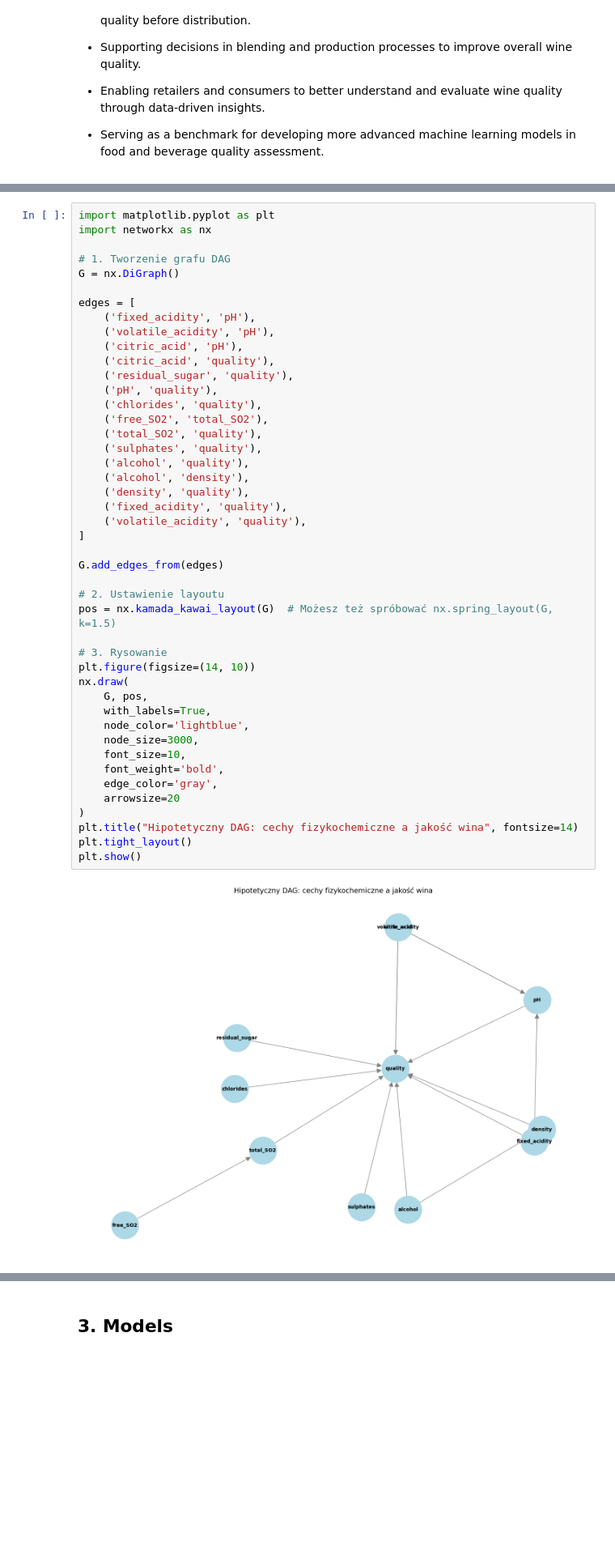
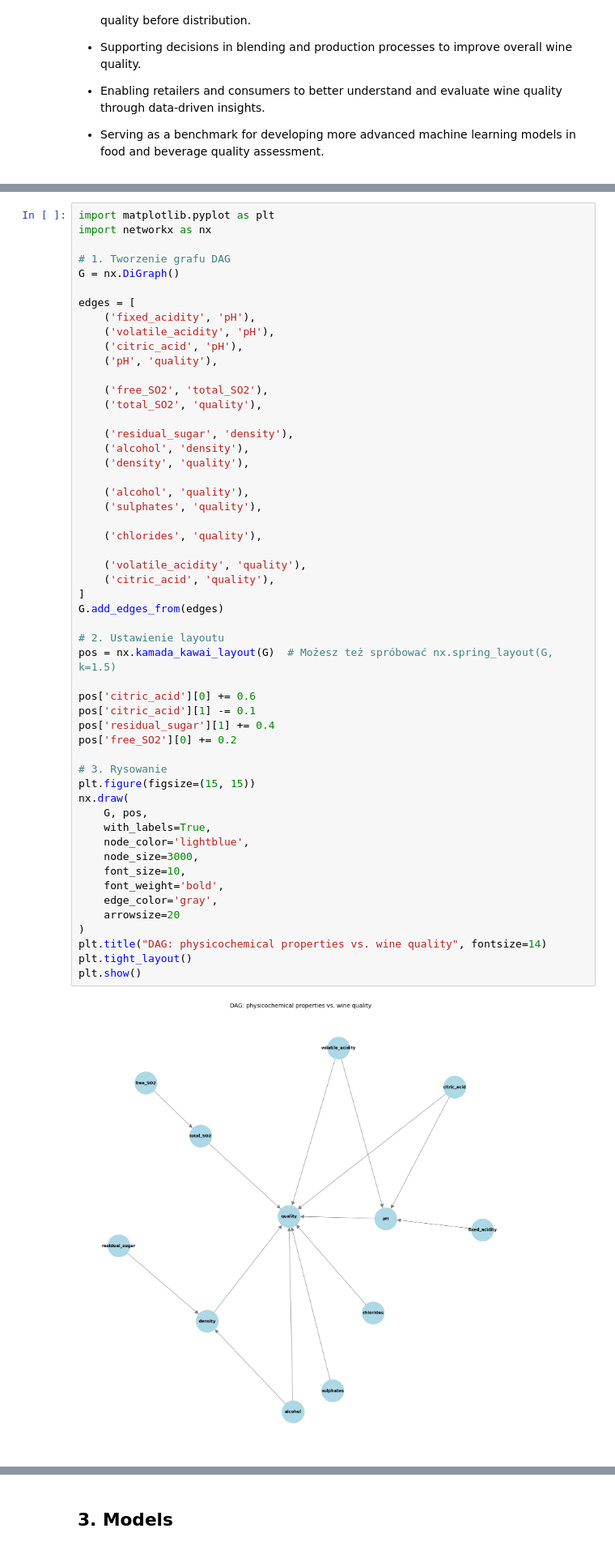
Before and after one commit to zacky111/Data_analytics, a Jupyter notebook: main.ipynb, the cells around one changed output, grey strips where cells are left out. Shown at 81% size. Cells and saved outputs as stored; diff of their text form; blank space fills up the shorter version.

```diff
--- a/main.ipynb
+++ b/main.ipynb
@@ -46,40 +49,48 @@ G = nx.DiGraph()
 edges = [
     ('fixed_acidity', 'pH'),
     ('volatile_acidity', 'pH'),
     ('citric_acid', 'pH'),
-    ('citric_acid', 'quality'),
-    ('residual_sugar', 'quality'),
     ('pH', 'quality'),
-    ('chlorides', 'quality'),
+
     ('free_SO2', 'total_SO2'),
     ('total_SO2', 'quality'),
-    ('sulphates', 'quality'),
-    ('alcohol', 'quality'),
+
+    ('residual_sugar', 'density'),
     ('alcohol', 'density'),
     ('density', 'quality'),
-    ('fixed_acidity', 'quality'),
+
+    ('alcohol', 'quality'),
+    ('sulphates', 'quality'),
+
+    ('chlorides', 'quality'),
+
     ('volatile_acidity', 'quality'),
+    ('citric_acid', 'quality'),
 ]
-
 G.add_edges_from(edges)
 
 # 2. Ustawienie layoutu
 pos = nx.kamada_kawai_layout(G)  # Możesz też spróbować nx.spring_layout(G, k=1.5)
 
+pos['citric_acid'][0] += 0.6
+pos['citric_acid'][1] -= 0.1
+pos['residual_sugar'][1] += 0.4
+pos['free_SO2'][0] += 0.2
+
 # 3. Rysowanie
-plt.figure(figsize=(14, 10))
+plt.figure(figsize=(15, 15))
 nx.draw(
     G, pos,
     with_labels=True,
     node_color='lightblue',
     node_size=3000,
     font_size=10,
     font_weight='bold',
     edge_color='gray',
     arrowsize=20
 )
-plt.title("Hipotetyczny DAG: cechy fizykochemiczne a jakość wina", fontsize=14)
+plt.title("DAG: physicochemical properties vs. wine quality", fontsize=14)
 plt.tight_layout()
 plt.show()
 # %% [output]
-[figure, old version]
+[figure, new version]
```
Also changed, not shown: parts of 46 cells of this notebook.
